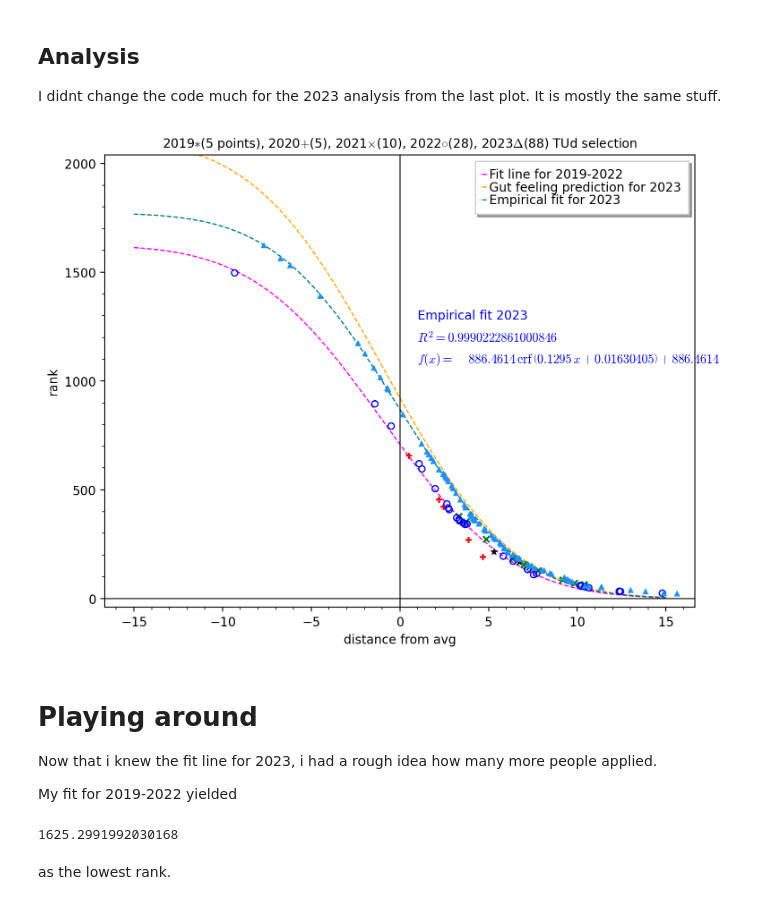
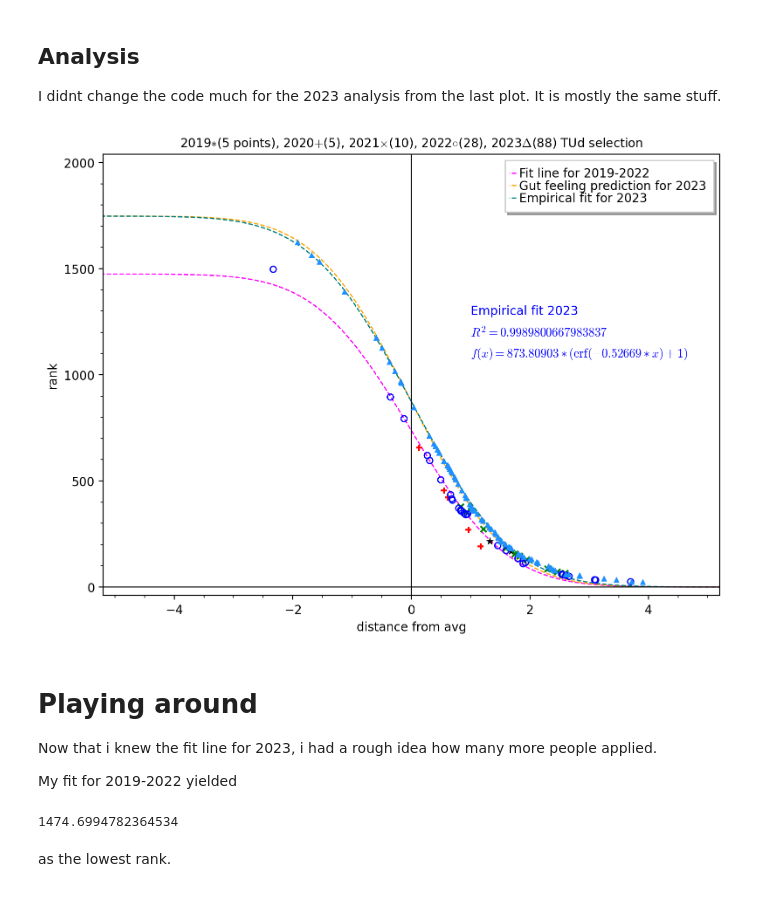
Before and after one commit to erentar/tud-aero-selection-rankings, a Jupyter notebook: report.ipynb, the cells around one changed output. Cells and saved outputs as stored; diff of their text form; code cells hidden in the pictures.

Commit message:
better fit model, no longer moves horizontally, fixed to x=0.

```diff
--- a/report.ipynb
+++ b/report.ipynb
@@ -70,11 +69,19 @@ def year(year:int):
     return sheet[sheet["year"]==year][["distance from avg","rank"]].values
 # %%
 var("a,b,c")
-erfc(x) = 1-erf(x)
-model(x) = a * erfc( b * (x-c))
+model(x) = a * (erf(b*x)+1)
+
+def print_model(fit:list) -> str:
+    return(f"{round(fit[0].rhs(),5)}*(\\mathrm{'{erf}'}({round(fit[1].rhs(),5)}*x)+1)")
 
 def fit_to_year(year:np.array):
-    return find_fit(year.astype(float),model)
+    return find_fit(
+        year.astype(float),
+        model,
+        initial_guess=[2000.0,-5.0],
+        parameters=[a,b],
+        variables=[x]
+    )
 # %%
 current_data = np.concatenate([
     year(2019),
@@ -302,36 +309,36 @@ combined = \
     ) + \
     plot(
         model.subs(fit2023)(x),
         (x,-15,15),
         linestyle="--",
         color="teal",
         legend_label="Empirical fit for 2023"
     ) + \
     text(
         "Empirical fit 2023",
         (1,1300),
         horizontal_alignment="left"
     ) + \
     text(
         f"$R^2 = {r2_score(current_data[:,1],list(map(model.subs(fit2023),current_data[:,0])))}$",
         (1,1200),
         horizontal_alignment="left"
     ) + \
     text(
-        f"$f(x)={latex(model.subs([i.lhs() == round(i.rhs(),4) for i in fit2023])(x))}$",
+        f"$f(x)={print_model(fit2023)}$",
         (1,1100),
         horizontal_alignment="left"
     )
-combined.set_axes_range(xmin=-16, xmax=16,ymin=0,ymax=2000)
+combined.set_axes_range(xmin=-5, xmax=5,ymin=0,ymax=2000)
 combined.show(
     title=f"2019$*$({len(year(2020))} points), 2020$+$({len(year(2020))}), 2021$\\times$({len(year(2021))}), 2022$\\circ$({len(year(2022))}), 2023$\Delta$({len(year(2023))}) TUd selection",
     frame=True,
     dpi=200,
     figsize=8,
     axes_labels_size=1
 )
 # %% [output]
-[figure, old version]
+[figure, new version]
 # %% [markdown]
 # Playing around
 Now that i knew the fit line for 2023, i had a rough idea how many more people applied.
@@ -340,7 +347,7 @@ My fit for 2019-2022 yielded
 # %%
 model.subs(old_fit)(-999)
 # %% [output]
-1625.2991992030168
+1474.6994782364534
 # %% [markdown]
 as the lowest rank.
 # %% [markdown]
```
Also changed, not shown: parts of 7 cells of this notebook.
